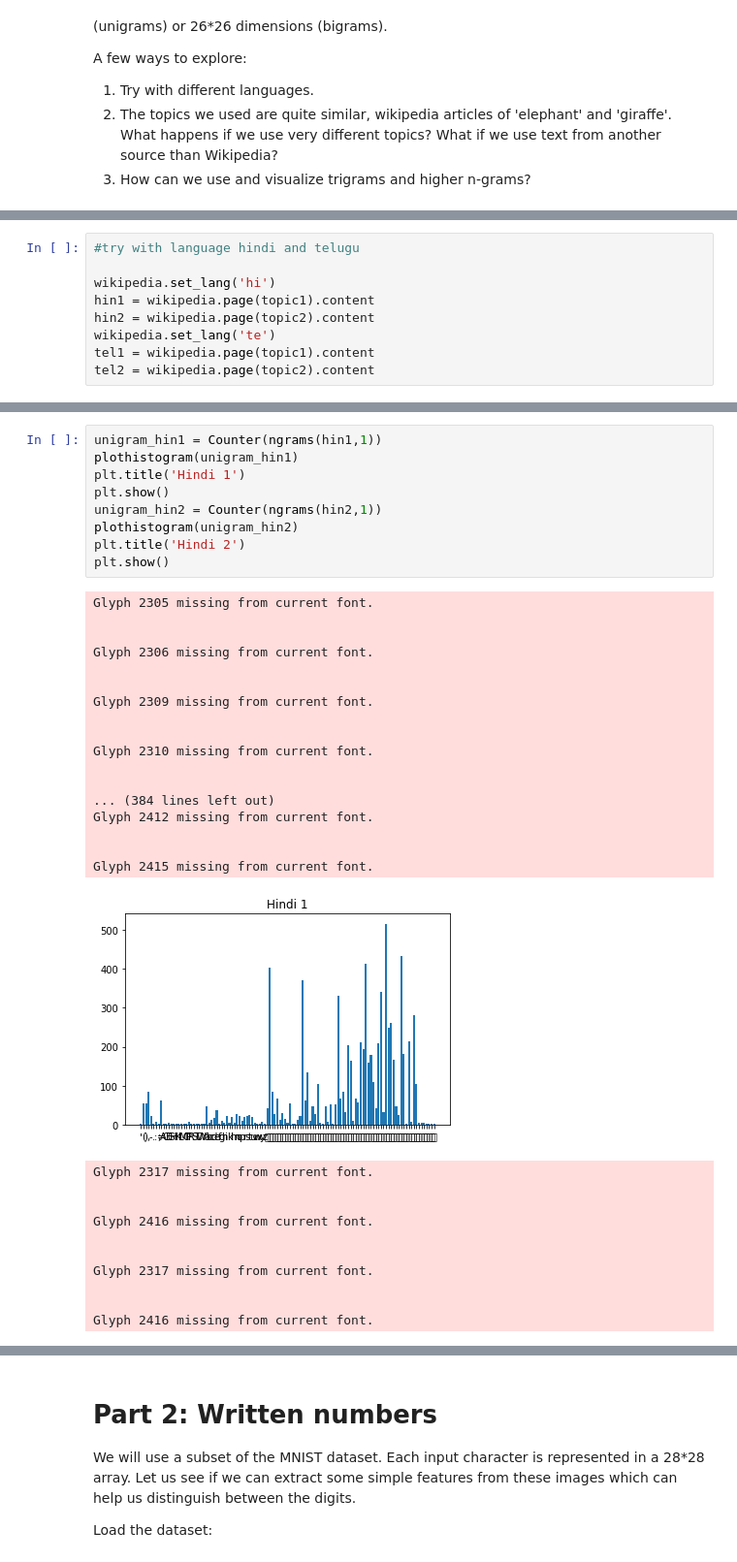
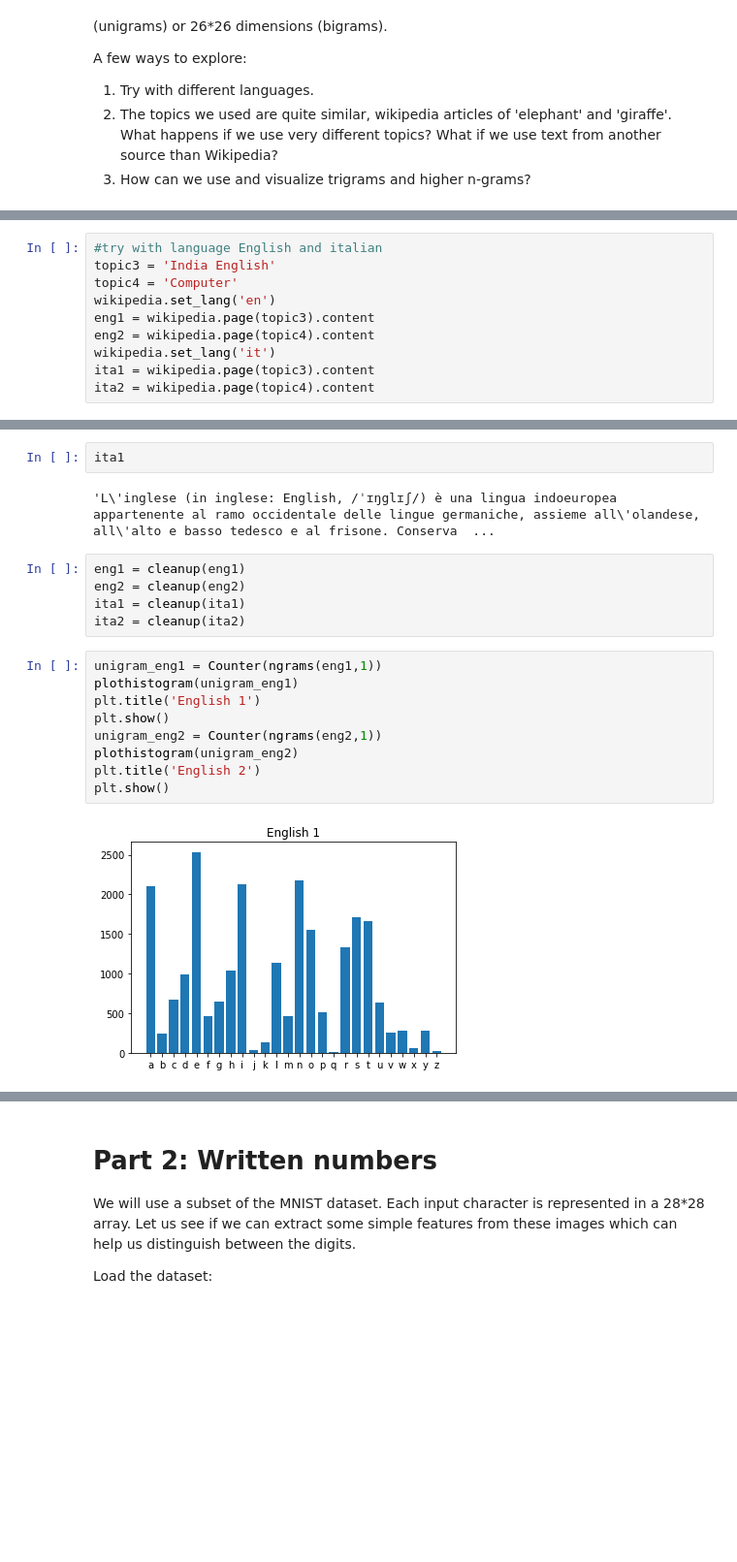
Before and after one commit to Mahendra275/fmml2021, a Jupyter notebook: Lab1_Features.ipynb, the cells around one changed output, grey strips where cells are left out. Shown at 97% size. Drawn from its saved outputs; the diff is of its cells as text; blank space fills up the shorter version.

```diff
--- a/Lab1_Features.ipynb
+++ b/Lab1_Features.ipynb
@@ -232,9 +242,10 @@ A few ways to explore:
 # %%
-#try with language hindi and telugu
-
-wikipedia.set_lang('hi')
-hin1 = wikipedia.page(topic1).content
-hin2 = wikipedia.page(topic2).content
-wikipedia.set_lang('te')
-tel1 = wikipedia.page(topic1).content
-tel2 = wikipedia.page(topic2).content
+#try with language English and italian
+topic3 = 'India English'
+topic4 = 'Computer'
+wikipedia.set_lang('en')
+eng1 = wikipedia.page(topic3).content
+eng2 = wikipedia.page(topic4).content
+wikipedia.set_lang('it')
+ita1 = wikipedia.page(topic3).content
+ita2 = wikipedia.page(topic4).content
@@ -256,38 +252,20 @@ print(hin1)
+# %%
+ita1
+# %% [output]
+'L\'inglese (in inglese: English, /ˈɪŋglɪʃ/) è una lingua indoeuropea appartenente al ramo occidentale delle lingue germaniche, assieme all\'olandese, all\'alto e basso tedesco e al frisone. Conserva  ...
+# %%
+eng1 = cleanup(eng1)
+eng2 = cleanup(eng2)
+ita1 = cleanup(ita1)
+ita2 = cleanup(ita2)
 # %%
-unigram_hin1 = Counter(ngrams(hin1,1))
-plothistogram(unigram_hin1)
-plt.title('Hindi 1')
+unigram_eng1 = Counter(ngrams(eng1,1))
+plothistogram(unigram_eng1)
+plt.title('English 1')
 plt.show()
-unigram_hin2 = Counter(ngrams(hin2,1))
-plothistogram(unigram_hin2)
-plt.title('Hindi 2')
+unigram_eng2 = Counter(ngrams(eng2,1))
+plothistogram(unigram_eng2)
+plt.title('English 2')
 plt.show()
 # %% [output]
-Glyph 2305 missing from current font.
-
-
-Glyph 2306 missing from current font.
-
-
-Glyph 2309 missing from current font.
-
-
-Glyph 2310 missing from current font.
-
-
-... (384 lines left out)
-Glyph 2412 missing from current font.
-
-
-Glyph 2415 missing from current font.
-[figure, old version]
+[figure, new version]
-Glyph 2317 missing from current font.
-
-
-Glyph 2416 missing from current font.
-
-
-Glyph 2317 missing from current font.
-
-
-Glyph 2416 missing from current font.
```
Also changed, not shown: parts of 40 cells of this notebook.
